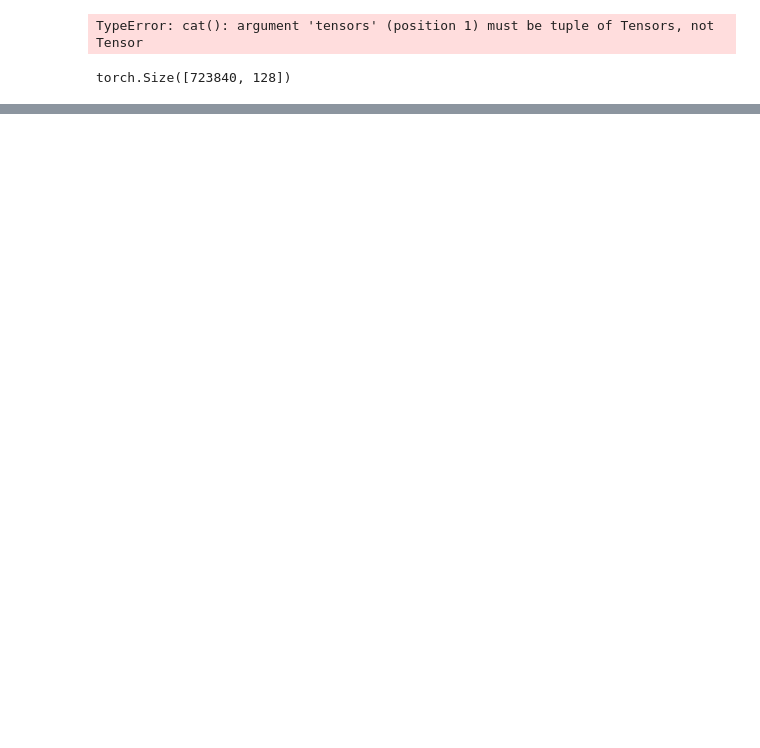
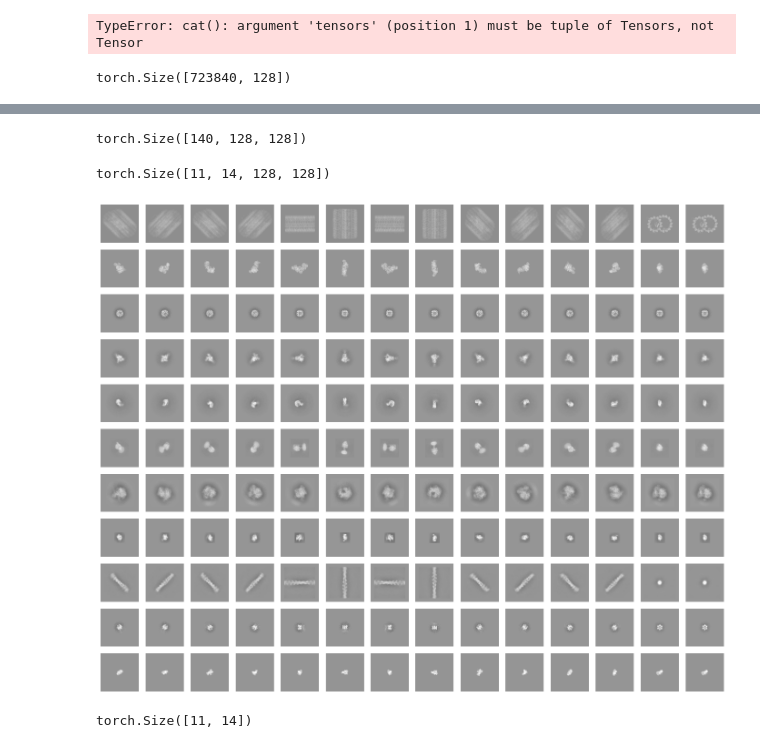
Before and after one commit to jproney/cryofinder, a Jupyter notebook: EmbeddingSearch.ipynb, the cells around one changed output, grey strips where cells are left out. Drawn from its saved outputs; the diff is of its cells as text; code cells hidden in the pictures; blank space fills up the shorter version.

```diff
--- a/EmbeddingSearch.ipynb
+++ b/EmbeddingSearch.ipynb
@@ -208,0 +235,58 @@ torch.save(all_embs.cpu(), "dataset_embeddings_v1.pt")
+# %%
+imglist.shape
+# %% [output]
+torch.Size([140, 128, 128])
+# %%
+# do some investigating from the val2025 data
+from cryodrgn.source import ImageSource
+import os
+import torch
+
+emds = [x[:-1].lower().replace('-','_') for x in open("../val2025_maps.txt",'r').readlines()]
+imglist = []
+for i,e in enumerate(emds):
+    if os.path.exists('/home/gridsan/jroney/val_2025_dataset/' + e + ".mrcs"):
+        imglist.append(ImageSource.from_file('/home/gridsan/jroney/val_2025_dataset/' + e + ".mrcs").images())
+
+imglist_raw = torch.stack(imglist)
+imglist = torch.clamp((imglist_raw - imglist_raw.mean(dim=(-1,-2), keepdim=True)) / imglist_raw.std(dim=(-1,-2), keepdim=True), -5, 15)
+# %%
+imglist_raw.shape
+# %% [output]
+torch.Size([11, 14, 128, 128])
+# %%
+%matplotlib inline
+
+import matplotlib.pyplot as plt
+import numpy as np
+
+def plot_projections(imgs, labels=None, max_imgs=1000, nrows=2):
+    if len(imgs) > max_imgs:
+        imgs = imgs[:max_imgs]
+
+    N = len(imgs)
+    ncols = N // nrows
+
+    fig, axes = plt.subplots(
+        nrows=nrows, ncols=ncols, figsize=(ncols, nrows)
+    )
+
+    if not isinstance(axes, np.ndarray):
+        axes = np.array([[axes]])
+    if labels is None:
+        labels = [None for _ in axes.ravel()]
+
+    for img, ax, lbl in zip(imgs, axes.ravel(), labels):
+        ax.imshow(img, vmin=-15, vmax=15,cmap="Greys_r")
+        if lbl is not None:
+            ax.set_title(lbl)
+        ax.axis("off")
+
+    plt.tight_layout()
+    return fig, axes
+
+
+plot_projections(imglist.view([-1,128,128]), nrows=11)
+plt.show()
+# %% [output]
+[figure, added]
@@ -208,0 +332,4 @@ torch.save(all_embs.cpu(), "dataset_embeddings_v1.pt")
+# %%
+order[1].shape
+# %% [output]
+torch.Size([11, 14])
```
Also changed, not shown: parts of 25 cells of this notebook, 3 other files.
